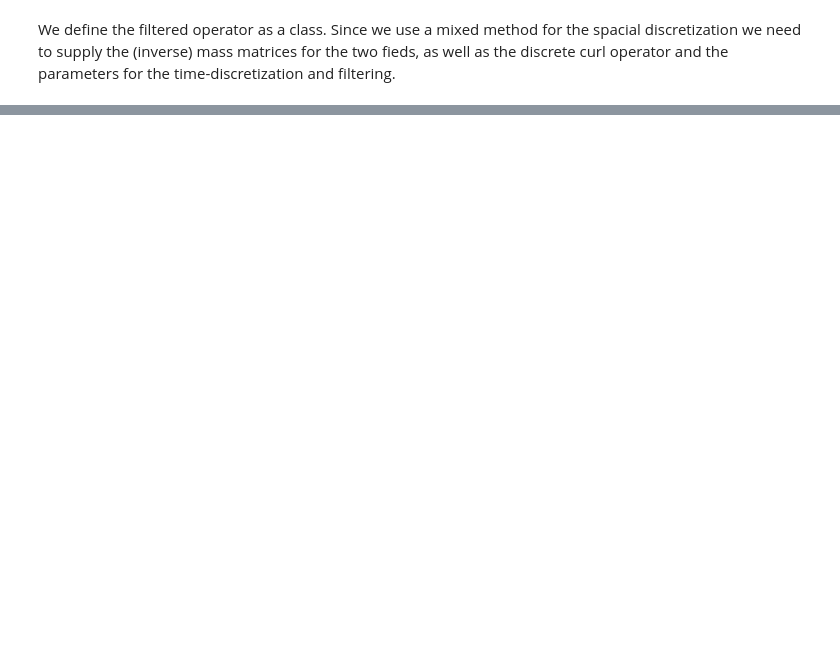
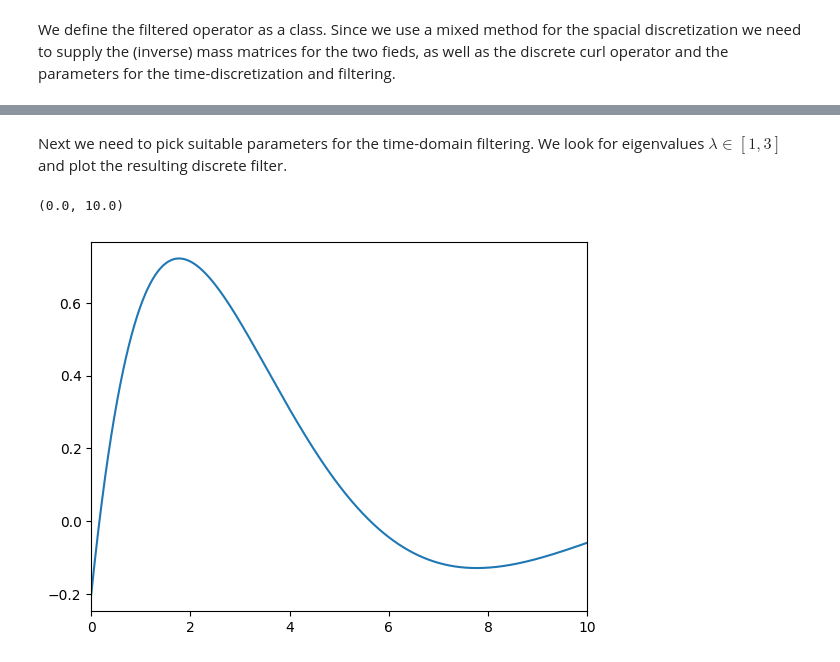
Before and after one commit to NGSolve/dcm, a Jupyter notebook: docs/examples/td_maxwell_evp.ipynb, the cells around one changed output, grey strips where cells are left out. Cells and saved outputs as stored; diff of their text form; code cells hidden in the pictures; blank space fills up the shorter version.

```diff
--- a/docs/examples/td_maxwell_evp.ipynb
+++ b/docs/examples/td_maxwell_evp.ipynb
@@ -16,0 +98,19 @@ with natural boundary conditions.
+# %%
+nevs = 5
+initvecs = GridFunction(fes_E,multidim=nevs)
+
+for i in range(nevs):
+    initvecs.vecs[i].SetRandom()
+
+
+initvecs.vecs[0].data = massE_inv*LinearForm(dE*CF((sin(x)*cos(y),-cos(x)*sin(y),0))*dxE).Assemble().vec
+initvecs.vecs[1].data = massE_inv*LinearForm(dE*CF((0,sin(y)*cos(z),-cos(y)*sin(z)))*dxE).Assemble().vec
+initvecs.vecs[2].data = massE_inv*LinearForm(dE*CF((sin(x)*cos(z),0,-cos(x)*sin(z)))*dxE).Assemble().vec
+initvecs.vecs[3].data = massE_inv*LinearForm(dE*CF((2*sin(x)*cos(y)*cos(z),-cos(x)*sin(y)*cos(z),-cos(x)*cos(y)*sin(z)))*dxE).Assemble().vec
+
+ccdd = Curl.T @ massH_inv @ Curl + 5000*gmat@massPot_inv@gmat.CreateTranspose()
+
+with TaskManager():
+    lams,vecs = LOBPCG(ccdd, massE, pre=massE_inv, maxit=100, initial = initvecs.vecs,
+                       printrates = True)
+print("approximated evs: ",lams)
@@ -136,0 +269,40 @@ class FilteredC(BaseMatrix):
+# %% [markdown]
+Next we need to pick suitable parameters for the time-domain filtering. We look for eigenvalues $\lambda\in[1,3]$ and plot the resulting discrete filter.
+# %%
+# parameters for the filter function
+lam_min = 1
+lam_max = 3
+endT = 3
+L = int(endT/tau)
+
+
+w_min = np.sqrt(lam_min)
+w_max = np.sqrt(lam_max)
+
+weightf = lambda t: 4/np.pi*np.cos((w_max+w_min)/2*t)*(w_max-w_min)/2*np.sinc((w_max-w_min)/2*t/np.pi)
+
+weights = weightf(tau*np.arange(L))
+
+
+def beta(lam):
+    if np.isscalar(lam):
+        q = 1
+    else:
+        q = np.ones(lam.shape)
+
+    q_old = q
+    out = tau*weights[0]*q
+    for alpha in weights[1:]:
+        q_new = 2*q-tau**2*lam*q-q_old
+        q_old = q
+        q = q_new
+        out += tau*alpha*q
+    return out
+
+betas = beta(np.arange(0,20,0.01))
+pl.figure()
+pl.plot(omegas,betas);
+pl.xlim((0,10))
+# %% [output]
+(0.0, 10.0)
+[figure, added]
```
Also changed, not shown: parts of 18 cells of this notebook, 1 other file.
